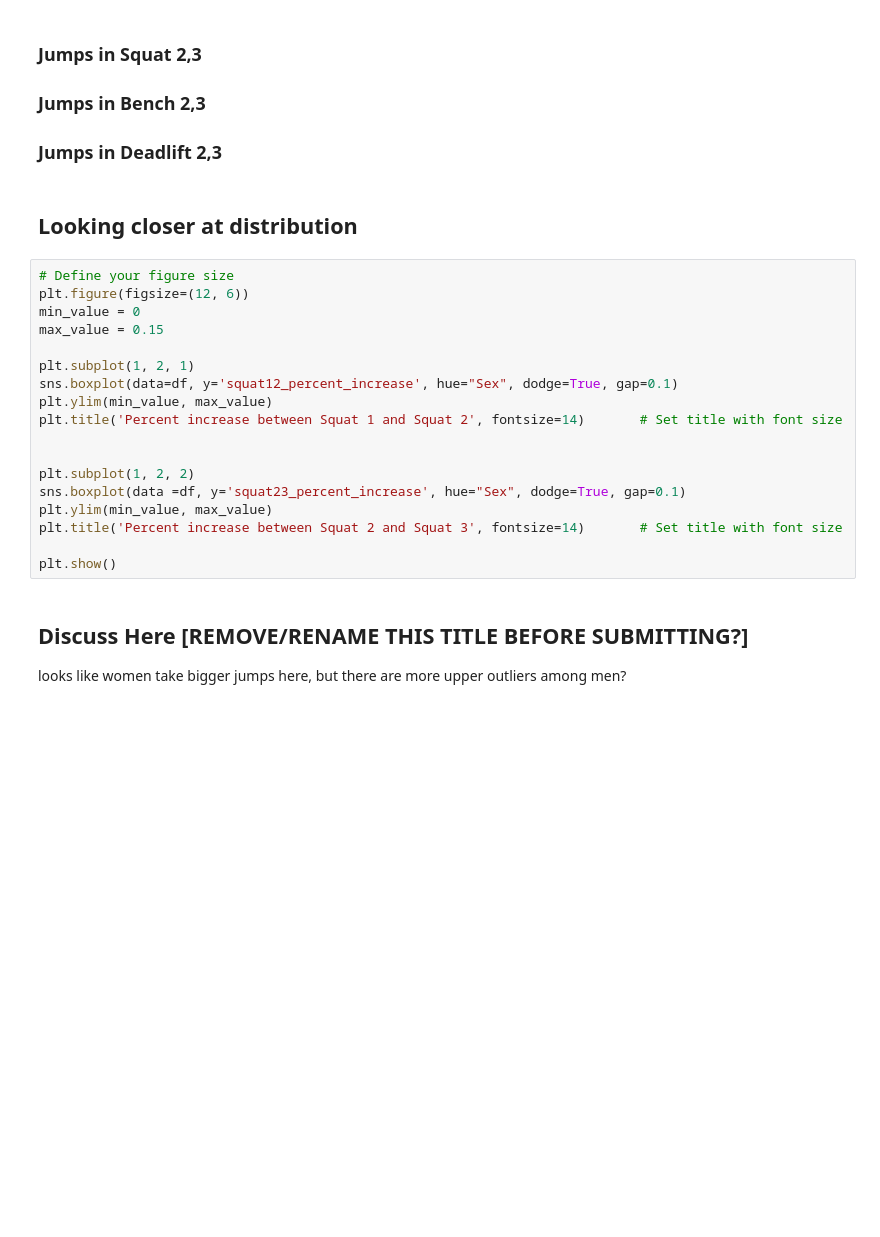
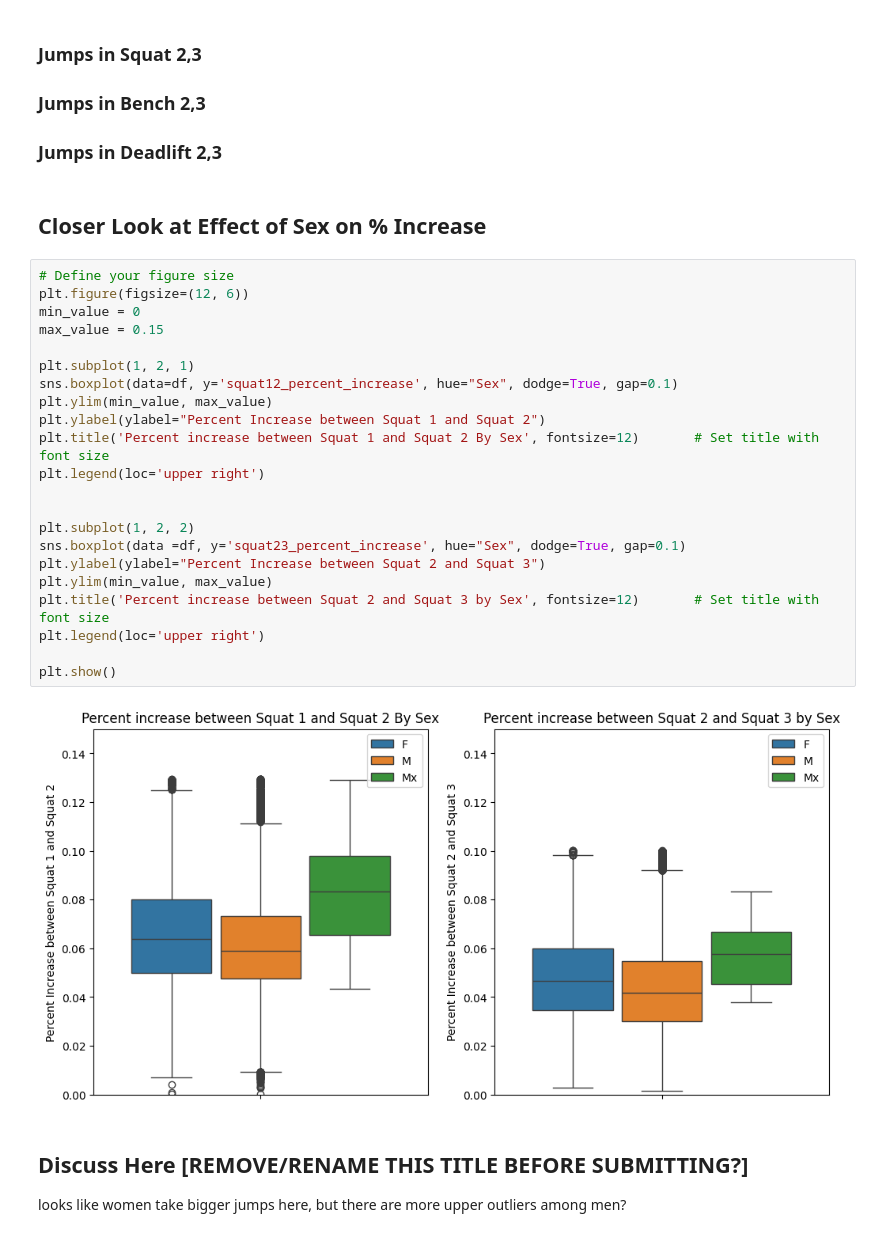
Before and after one commit to COGS108/Group035_WI24, a Jupyter notebook: EDACheckpoint_Group035_WI24.ipynb, the cells around one changed output. Cells and saved outputs as stored; diff of their text form; blank space fills up the shorter version.

```diff
--- a/EDACheckpoint_Group035_WI24.ipynb
+++ b/EDACheckpoint_Group035_WI24.ipynb
@@ -402,26 +423,32 @@ plt.show()
 ### Jumps in Bench 2,3
 
 ### Jumps in Deadlift 2,3
-# %% [markdown]
-## Looking closer at distribution
+# %% [markdown]
+## Closer Look at Effect of Sex on % Increase
 # %%
 # Define your figure size
 plt.figure(figsize=(12, 6))
 min_value = 0
 max_value = 0.15
 
 plt.subplot(1, 2, 1)
 sns.boxplot(data=df, y='squat12_percent_increase', hue="Sex", dodge=True, gap=0.1)
 plt.ylim(min_value, max_value)
-plt.title('Percent increase between Squat 1 and Squat 2', fontsize=14)       # Set title with font size
+plt.ylabel(ylabel="Percent Increase between Squat 1 and Squat 2")
+plt.title('Percent increase between Squat 1 and Squat 2 By Sex', fontsize=12)       # Set title with font size
+plt.legend(loc='upper right')
 
 
 plt.subplot(1, 2, 2)
 sns.boxplot(data =df, y='squat23_percent_increase', hue="Sex", dodge=True, gap=0.1)
+plt.ylabel(ylabel="Percent Increase between Squat 2 and Squat 3")
 plt.ylim(min_value, max_value)
-plt.title('Percent increase between Squat 2 and Squat 3', fontsize=14)       # Set title with font size
+plt.title('Percent increase between Squat 2 and Squat 3 by Sex', fontsize=12)       # Set title with font size
+plt.legend(loc='upper right')
 
 plt.show()
+# %% [output]
+[figure, added]
 # %% [markdown]
 ## Discuss Here [REMOVE/RENAME THIS TITLE BEFORE SUBMITTING?]
 looks like women take bigger jumps here, but there are more upper outliers among men?
```
Also changed, not shown: parts of 20 cells of this notebook, 1 other file.
